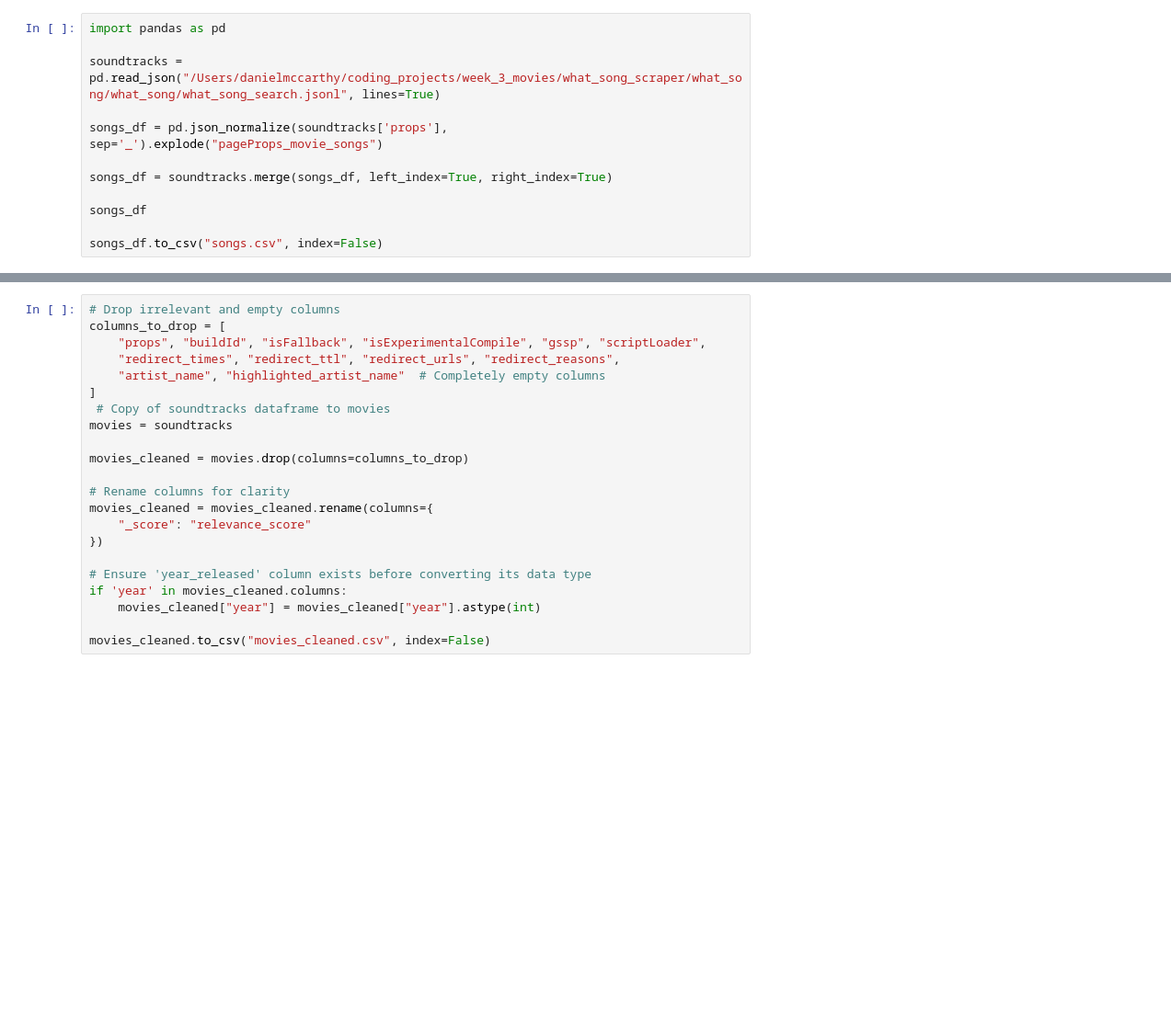
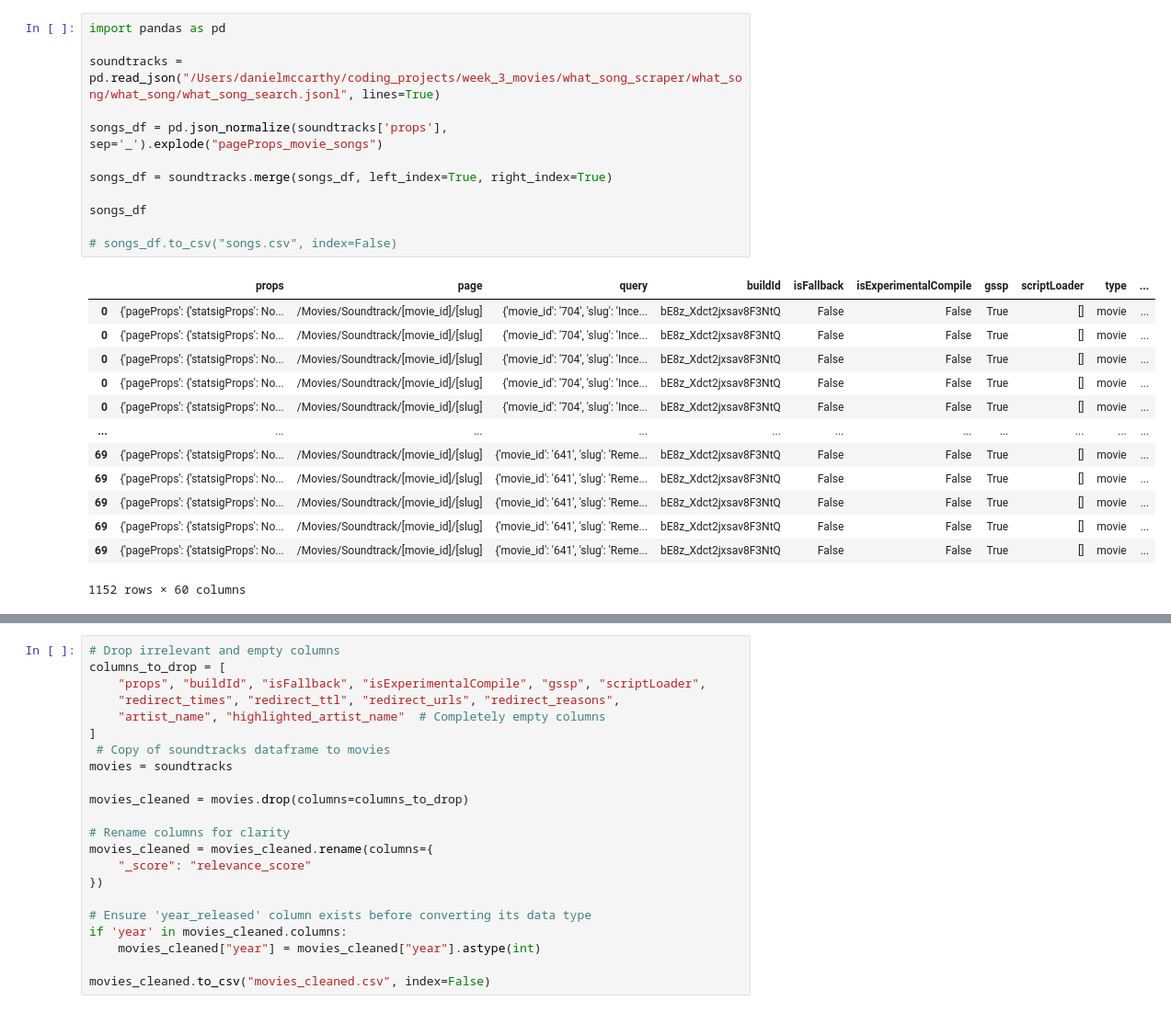
Before and after one commit to daniel-mcc-code/what_song_scraper, a Jupyter notebook: what_song/what_song.ipynb, the cells around one changed output, grey strips where cells are left out. Shown at 92% size. Cells and saved outputs as stored; diff of their text form; blank space fills up the shorter version.

```diff
--- a/what_song/what_song.ipynb
+++ b/what_song/what_song.ipynb
@@ -1,15 +1,29 @@
 # %%
 import pandas as pd
 
 soundtracks = pd.read_json("/Users/danielmccarthy/coding_projects/week_3_movies/what_song_scraper/what_song/what_song/what_song_search.jsonl", lines=True)
 
 songs_df = pd.json_normalize(soundtracks['props'], sep='_').explode("pageProps_movie_songs")
 
 songs_df = soundtracks.merge(songs_df, left_index=True, right_index=True)
 
 songs_df
 
-songs_df.to_csv("songs.csv", index=False)
+# songs_df.to_csv("songs.csv", index=False)
+# %% [output]
+|  | props | page | query | buildId | isFallback | isExperimentalCompile | gssp | scriptLoader | type | ... |
+| 0 | {'pageProps': {'statsigProps': No... | /Movies/Soundtrack/[movie_id]/[slug] | {'movie_id': '704', 'slug': 'Ince... | bE8z_Xdct2jxsav8F3NtQ | False | False | True | [] | movie | ... |
+| 0 | {'pageProps': {'statsigProps': No... | /Movies/Soundtrack/[movie_id]/[slug] | {'movie_id': '704', 'slug': 'Ince... | bE8z_Xdct2jxsav8F3NtQ | False | False | True | [] | movie | ... |
+| 0 | {'pageProps': {'statsigProps': No... | /Movies/Soundtrack/[movie_id]/[slug] | {'movie_id': '704', 'slug': 'Ince... | bE8z_Xdct2jxsav8F3NtQ | False | False | True | [] | movie | ... |
+| 0 | {'pageProps': {'statsigProps': No... | /Movies/Soundtrack/[movie_id]/[slug] | {'movie_id': '704', 'slug': 'Ince... | bE8z_Xdct2jxsav8F3NtQ | False | False | True | [] | movie | ... |
+| 0 | {'pageProps': {'statsigProps': No... | /Movies/Soundtrack/[movie_id]/[slug] | {'movie_id': '704', 'slug': 'Ince... | bE8z_Xdct2jxsav8F3NtQ | False | False | True | [] | movie | ... |
+| ... | ... | ... | ... | ... | ... | ... | ... | ... | ... | ... |
+| 69 | {'pageProps': {'statsigProps': No... | /Movies/Soundtrack/[movie_id]/[slug] | {'movie_id': '641', 'slug': 'Reme... | bE8z_Xdct2jxsav8F3NtQ | False | False | True | [] | movie | ... |
+| 69 | {'pageProps': {'statsigProps': No... | /Movies/Soundtrack/[movie_id]/[slug] | {'movie_id': '641', 'slug': 'Reme... | bE8z_Xdct2jxsav8F3NtQ | False | False | True | [] | movie | ... |
+| 69 | {'pageProps': {'statsigProps': No... | /Movies/Soundtrack/[movie_id]/[slug] | {'movie_id': '641', 'slug': 'Reme... | bE8z_Xdct2jxsav8F3NtQ | False | False | True | [] | movie | ... |
+| 69 | {'pageProps': {'statsigProps': No... | /Movies/Soundtrack/[movie_id]/[slug] | {'movie_id': '641', 'slug': 'Reme... | bE8z_Xdct2jxsav8F3NtQ | False | False | True | [] | movie | ... |
+| 69 | {'pageProps': {'statsigProps': No... | /Movies/Soundtrack/[movie_id]/[slug] | {'movie_id': '641', 'slug': 'Reme... | bE8z_Xdct2jxsav8F3NtQ | False | False | True | [] | movie | ... |
+1152 rows × 60 columns
 # %%
 songs_normalised = pd.json_normalize(songs_df["pageProps_movie_songs"])
 
```
Also changed, not shown: parts of 5 cells of this notebook, 15 other files.
